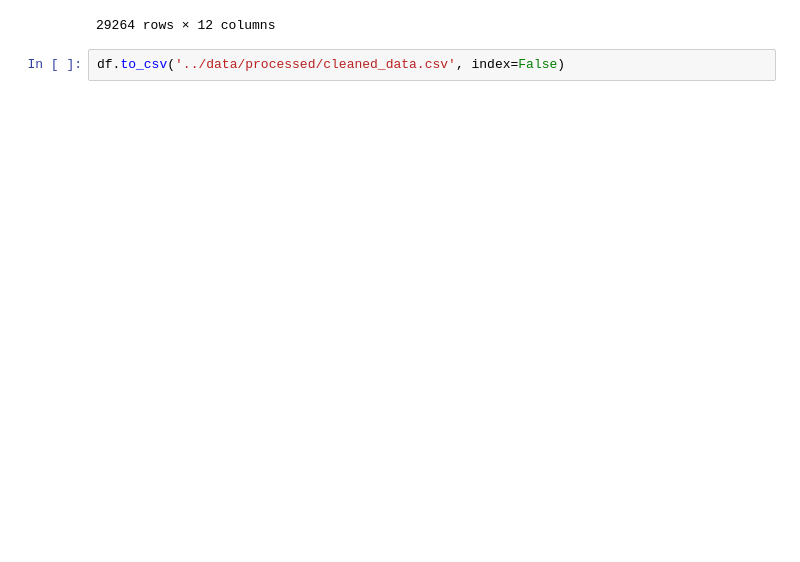
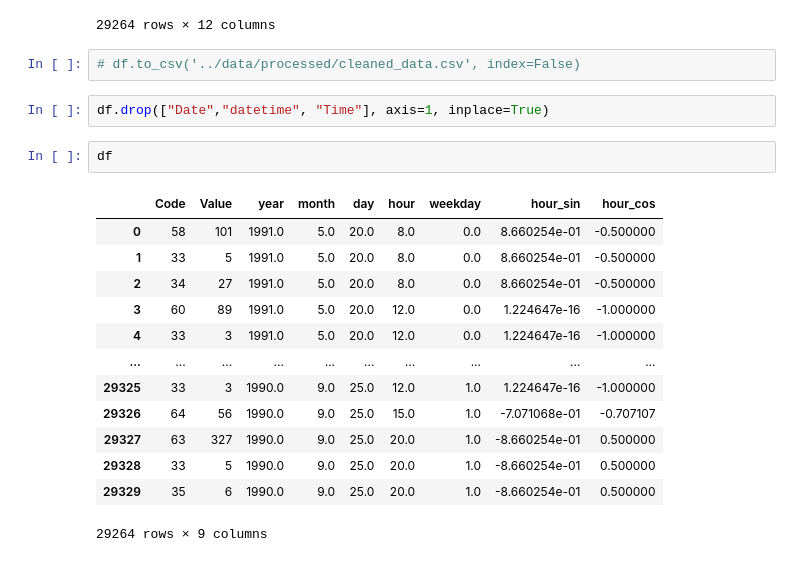
Before and after one commit to zogle-labs/diabetes-prediction, a Jupyter notebook: notebooks/01_data_exploration.ipynb, the cells around one changed output. Saved outputs shown, nothing was run; the diff lists cells and outputs as text; blank space fills up the shorter version.

```diff
--- a/notebooks/01_data_exploration.ipynb
+++ b/notebooks/01_data_exploration.ipynb
@@ -151,4 +151,22 @@ df
 | 29329 | 09-25-1990 | 20:07 | 35 | 6 | 1990-09-25 20:07:00 | 1990.0 | 9.0 | 25.0 | 20.0 | 1.0 | -8.660254e-01 | ... |
 29264 rows × 12 columns
 # %%
-df.to_csv('../data/processed/cleaned_data.csv', index=False)
+# df.to_csv('../data/processed/cleaned_data.csv', index=False)
+# %%
+df.drop(["Date","datetime", "Time"], axis=1, inplace=True)
+# %%
+df
+# %% [output]
+|  | Code | Value | year | month | day | hour | weekday | hour_sin | hour_cos |
+| 0 | 58 | 101 | 1991.0 | 5.0 | 20.0 | 8.0 | 0.0 | 8.660254e-01 | -0.500000 |
+| 1 | 33 | 5 | 1991.0 | 5.0 | 20.0 | 8.0 | 0.0 | 8.660254e-01 | -0.500000 |
+| 2 | 34 | 27 | 1991.0 | 5.0 | 20.0 | 8.0 | 0.0 | 8.660254e-01 | -0.500000 |
+| 3 | 60 | 89 | 1991.0 | 5.0 | 20.0 | 12.0 | 0.0 | 1.224647e-16 | -1.000000 |
+| 4 | 33 | 3 | 1991.0 | 5.0 | 20.0 | 12.0 | 0.0 | 1.224647e-16 | -1.000000 |
+| ... | ... | ... | ... | ... | ... | ... | ... | ... | ... |
+| 29325 | 33 | 3 | 1990.0 | 9.0 | 25.0 | 12.0 | 1.0 | 1.224647e-16 | -1.000000 |
+| 29326 | 64 | 56 | 1990.0 | 9.0 | 25.0 | 15.0 | 1.0 | -7.071068e-01 | -0.707107 |
+| 29327 | 63 | 327 | 1990.0 | 9.0 | 25.0 | 20.0 | 1.0 | -8.660254e-01 | 0.500000 |
+| 29328 | 33 | 5 | 1990.0 | 9.0 | 25.0 | 20.0 | 1.0 | -8.660254e-01 | 0.500000 |
+| 29329 | 35 | 6 | 1990.0 | 9.0 | 25.0 | 20.0 | 1.0 | -8.660254e-01 | 0.500000 |
+29264 rows × 9 columns
```
Also changed, not shown: parts of 5 cells of this notebook, 2 other files.
